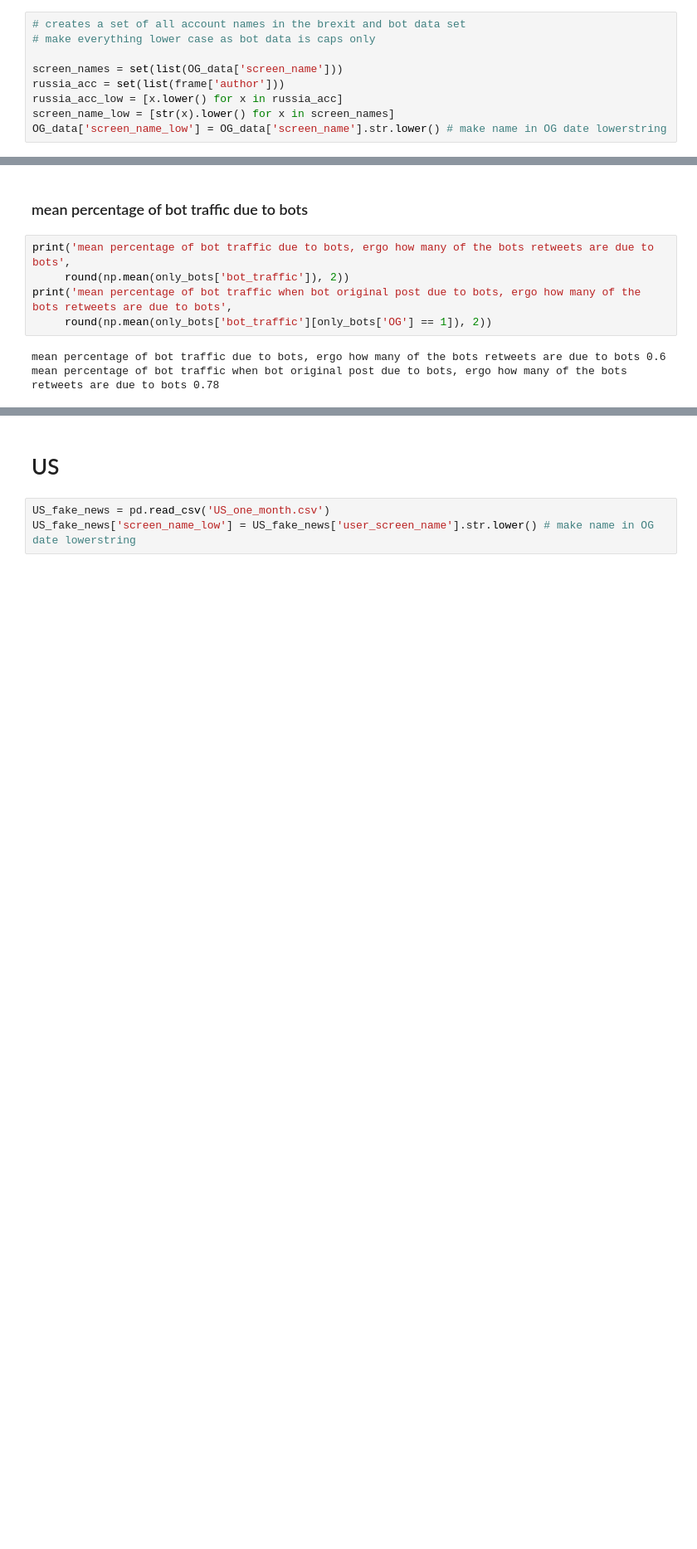
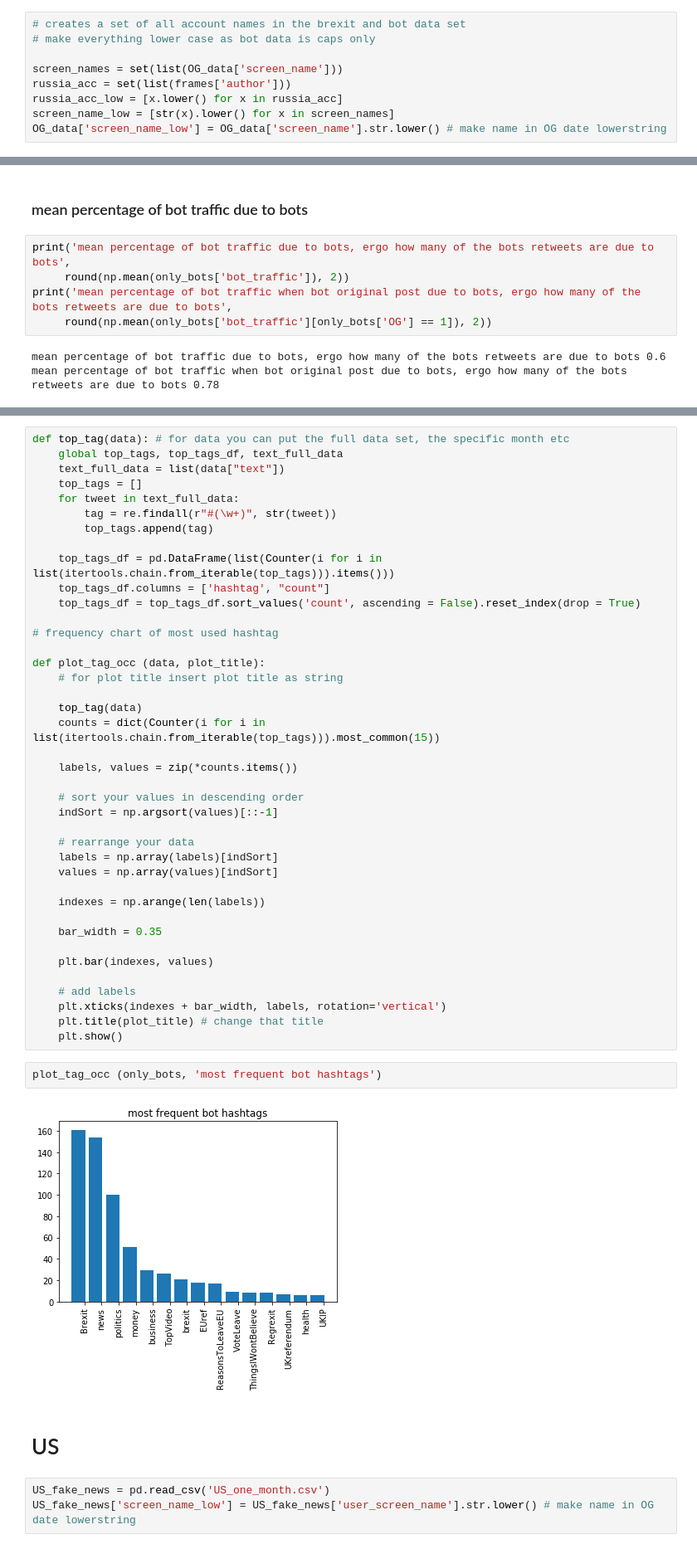
Before and after one commit to julioadl/research, a Jupyter notebook: Bots_russia.ipynb, the cells around one changed output, grey strips where cells are left out. Shown at 83% size. Cells and saved outputs as stored; diff of their text form; blank space fills up the shorter version.

```diff
--- a/Bots_russia.ipynb
+++ b/Bots_russia.ipynb
@@ -71,7 +71,7 @@ frame = pd.concat([f, s, t, fo, fi, si, se, ei, ni, ten, el, tw, th])
 # make everything lower case as bot data is caps only
 
 screen_names = set(list(OG_data['screen_name']))
-russia_acc = set(list(frame['author']))
+russia_acc = set(list(frames['author']))
 russia_acc_low = [x.lower() for x in russia_acc]
 screen_name_low = [str(x).lower() for x in screen_names]
 OG_data['screen_name_low'] = OG_data['screen_name'].str.lower() # make name in OG date lowerstring
@@ -249,3 +455,47 @@ mean percentage of bot traffic when bot original post due to bots, ergo how many
+# %%
+def top_tag(data): # for data you can put the full data set, the specific month etc
+    global top_tags, top_tags_df, text_full_data
+    text_full_data = list(data["text"])
+    top_tags = []
+    for tweet in text_full_data:
+        tag = re.findall(r"#(\w+)", str(tweet))
+        top_tags.append(tag)
+
+    top_tags_df = pd.DataFrame(list(Counter(i for i in list(itertools.chain.from_iterable(top_tags))).items()))
+    top_tags_df.columns = ['hashtag', "count"]
+    top_tags_df = top_tags_df.sort_values('count', ascending = False).reset_index(drop = True)
+
+# frequency chart of most used hashtag
+
+def plot_tag_occ (data, plot_title):
+    # for plot title insert plot title as string
+
+    top_tag(data)
+    counts = dict(Counter(i for i in list(itertools.chain.from_iterable(top_tags))).most_common(15))
+
+    labels, values = zip(*counts.items())
+
+    # sort your values in descending order
+    indSort = np.argsort(values)[::-1]
+
+    # rearrange your data
+    labels = np.array(labels)[indSort]
+    values = np.array(values)[indSort]
+
+    indexes = np.arange(len(labels))
+
+    bar_width = 0.35
+
+    plt.bar(indexes, values)
+
+    # add labels
+    plt.xticks(indexes + bar_width, labels, rotation='vertical')
+    plt.title(plot_title) # change that title
+    plt.show()
+# %%
+plot_tag_occ (only_bots, 'most frequent bot hashtags')
+# %% [output]
+[figure, added]
 # %% [markdown]
 # US
 # %%
```
Also changed, not shown: parts of 18 cells of this notebook.
